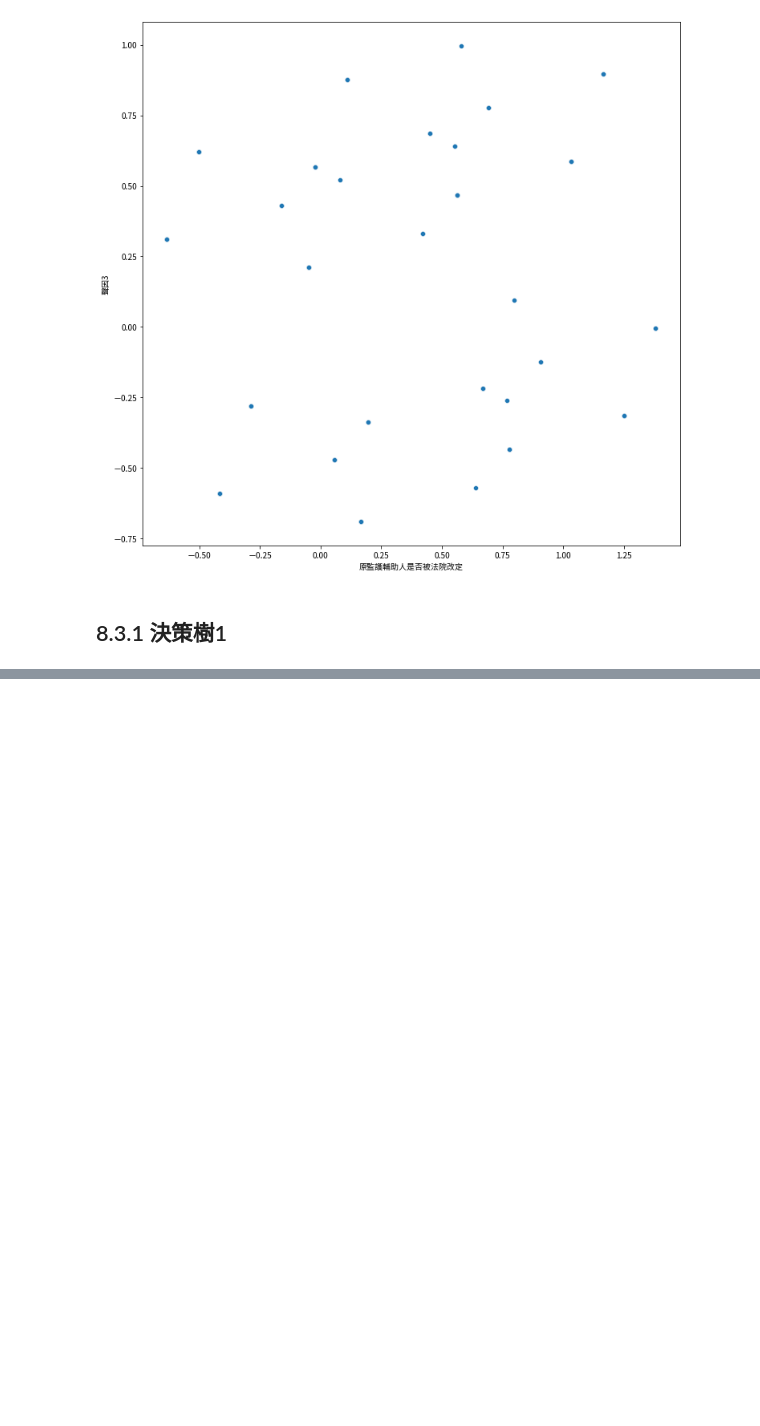
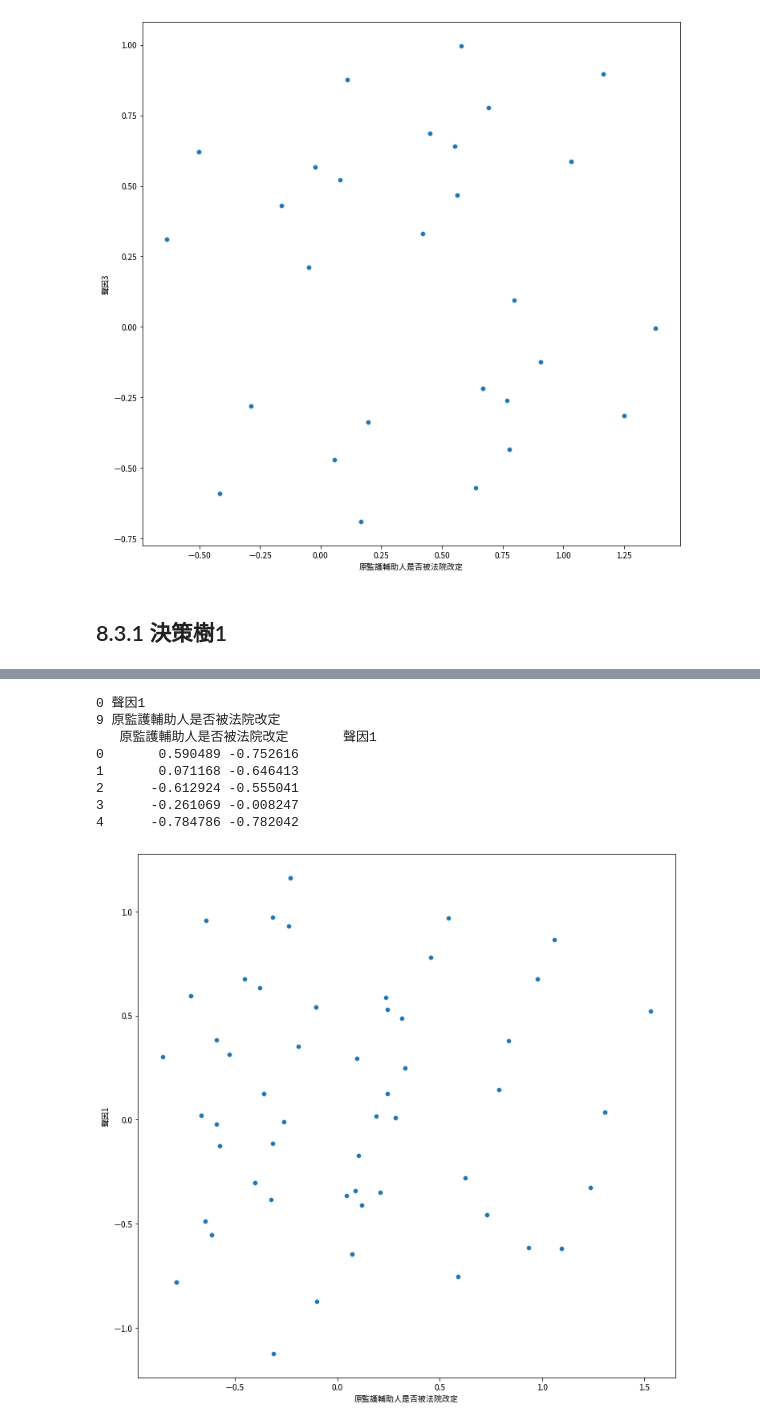
Before and after one commit to jeremy5189/legal-data-analysis, a Jupyter notebook: G4_Class.ipynb, the cells around one changed output, grey strips where cells are left out. Saved outputs shown, nothing was run; the diff lists cells and outputs as text; code cells hidden in the pictures; blank space fills up the shorter version.

```diff
--- a/G4_Class.ipynb
+++ b/G4_Class.ipynb
@@ -848,0 +1014,12 @@ The createFontList function was deprecated in Matplotlib 3.2 and will be removed
+# %%
+p.pca2(p.col(0), p.col(9))
+# %% [output]
+0 聲因1
+9 原監護輔助人是否被法院改定
+   原監護輔助人是否被法院改定       聲因1
+0       0.590489 -0.752616
+1       0.071168 -0.646413
+2      -0.612924 -0.555041
+3      -0.261069 -0.008247
+4      -0.784786 -0.782042
+[figure, added]
```
Also changed, not shown: parts of 20 cells of this notebook.
